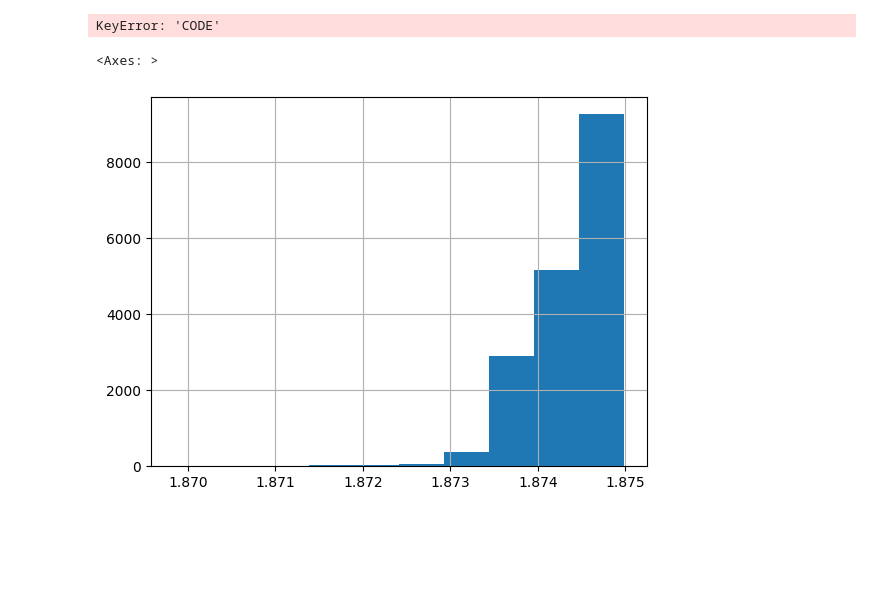
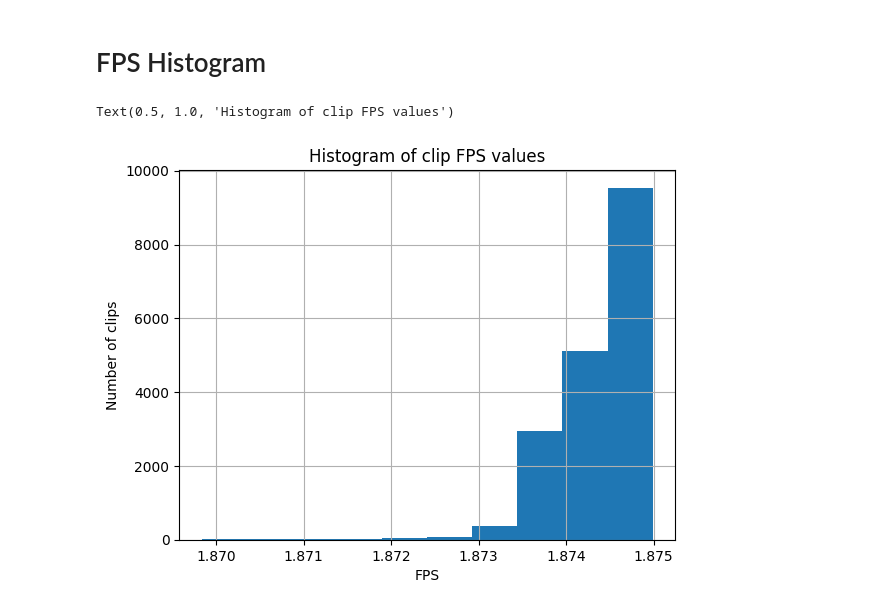
Before and after one commit to ardarslan/egocentric-video-understanding, a Jupyter notebook: scripts/03_analyze_data/check_annotation_distribution.ipynb, the cells around one changed output. Saved outputs shown, nothing was run; the diff lists cells and outputs as text; code cells hidden in the pictures; blank space fills up the shorter version.

Commit message:
Adding histograms

```diff
--- a/scripts/03_analyze_data/check_annotation_distribution.ipynb
+++ b/scripts/03_analyze_data/check_annotation_distribution.ipynb
@@ -1,9 +1,13 @@
 # %%
 import os
 import json
+import numpy as np
 import pandas as pd
+import matplotlib.pyplot as plt
 
-annotation_json_file_path = f"{os.environ['CODE']}/scripts/07_reproduce_baseline_results/data/ego4d/ego4d_clip_annotations_v3.json"
+CODE = "/local/home/aarslan/mq"
+
+annotation_json_file_path = f"{CODE}/scripts/07_reproduce_baseline_results/data/ego4d/ego4d_clip_annotations_v4.json"
 
 with open(annotation_json_file_path, "r") as annotation_json_file:
     annotation_dict = json.load(annotation_json_file)
@@ -16,16 +20,20 @@ for clip_id, clip_info in annotation_dict.items():
     v_duration = clip_info["v_duration"]
     fps = clip_info["fps"]
     subset = clip_info["subset"]
-    for annotation in clip_info["annotations"]:
-        annotations_data.append((subset, annotation["label"], video_id, clip_id, duration, v_duration, fps, annotation["segment"][1] - annotation["segment"][0]))
+    if subset in ["train", "val"]:
+        for annotation in clip_info["annotations"]:
+            annotations_data.append((subset, annotation["label"], video_id, clip_id, duration, v_duration, fps, annotation["segment"][1] - annotation["segment"][0]))
+    else:
+        annotations_data.append((subset, np.NaN, video_id, clip_id, duration, v_duration, fps, np.NaN))
 
 annotations_df = pd.DataFrame(data=annotations_data, columns=["subset", "label", "video_id", "clip_id", "duration", "video_duration", "fps", "clip_duration"])
-# %% [output]
-KeyError: 'CODE'
+# %% [markdown]
+# FPS Histogram
 # %%
-import pandas as pd
-
-annotations_df["fps"].hist()
+annotations_df["fps"].hist(bins=10)
+plt.xlabel("FPS")
+plt.ylabel("Number of clips")
+plt.title("Histogram of clip FPS values")
 # %% [output]
-<Axes: >
+Text(0.5, 1.0, 'Histogram of clip FPS values')
-[figure, old version]
+[figure, new version]
```
Also changed, not shown: parts of 6 cells of this notebook.
